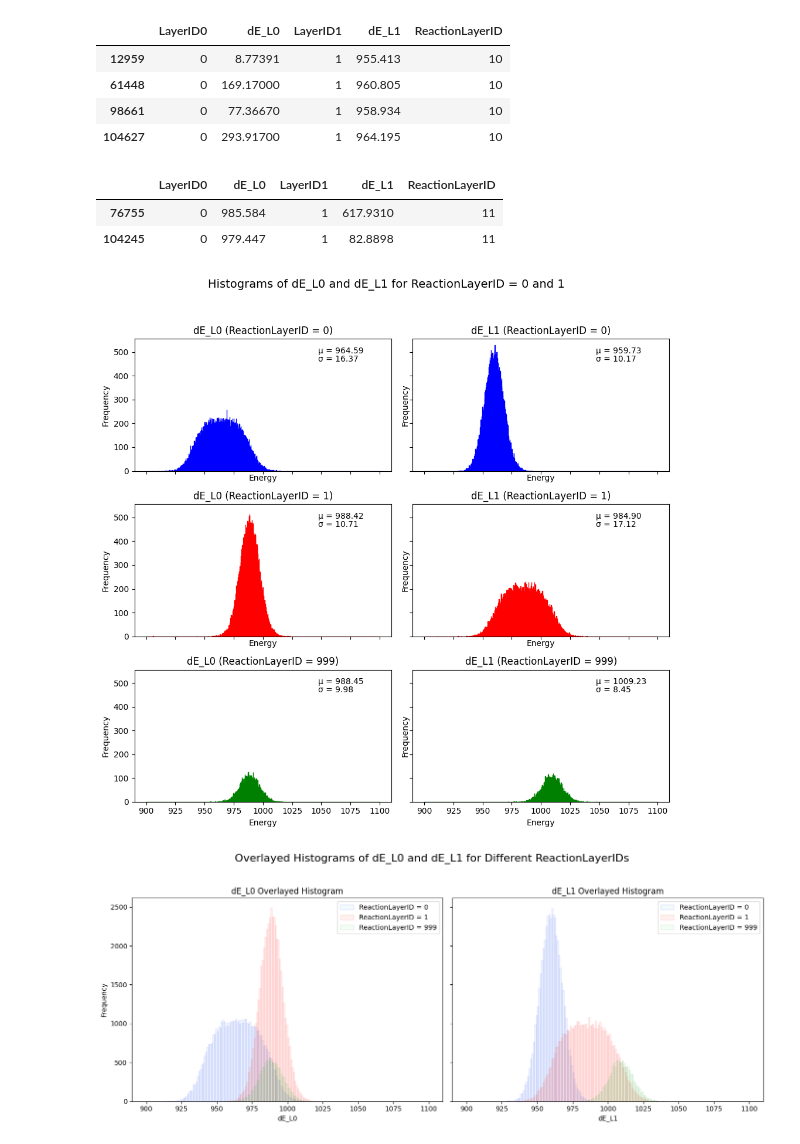
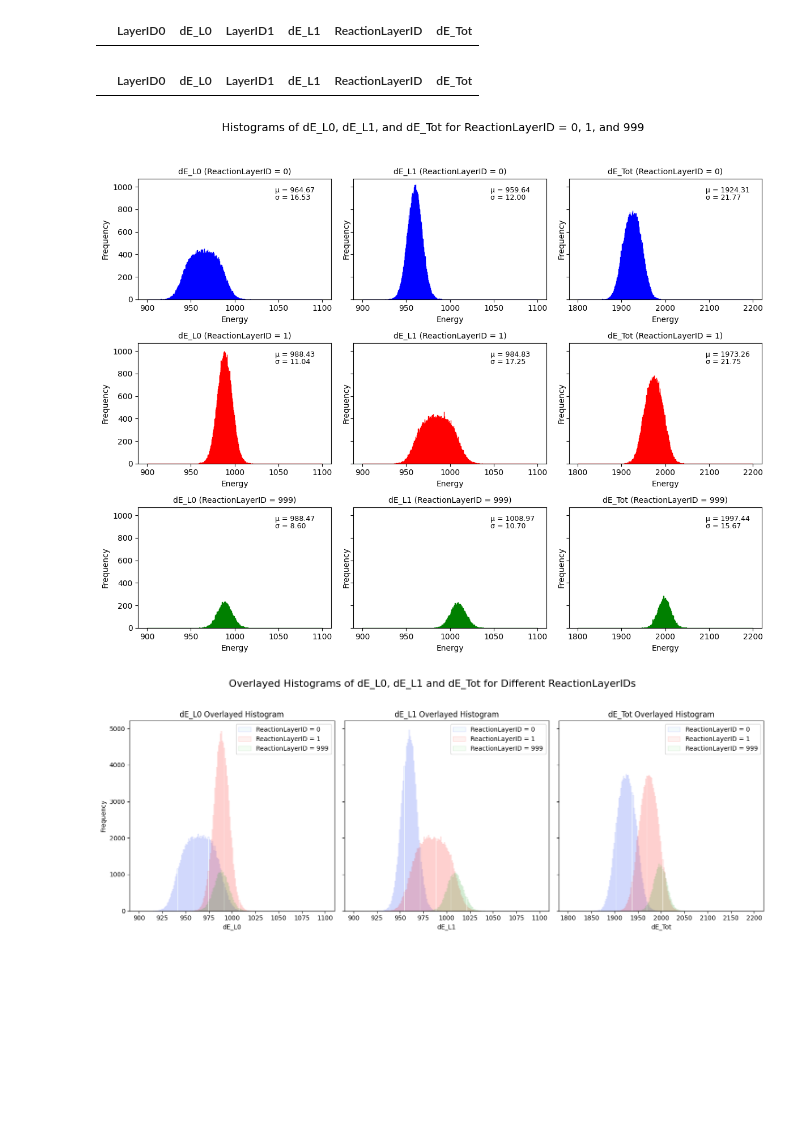
Before and after one commit to ddas-gsi/lisa_reactionLayer_detection_ML, a Jupyter notebook: analyzer.ipynb, the cells around one changed output. Drawn from its saved outputs; the diff is of its cells as text; code cells hidden in the pictures; blank space fills up the shorter version.

```diff
--- a/analyzer.ipynb
+++ b/analyzer.ipynb
@@ -3,10 +3,16 @@ import pandas as pd
 import numpy as np
 import matplotlib.pyplot as plt
 
-headers = ["LayerID0", "dE_L0", "LayerID1", "dE_L1", "ReactionLayerID"]
+# headers = ["LayerID0", "dE_L0", "LayerID1", "dE_L1", "ReactionLayerID"]
+# df = pd.read_csv("Pareeksha_sim.csv", header=None, names=headers)
 
-df = pd.read_csv("Pareeksha_sim.csv", header=None, names=headers)
+df = pd.read_csv("Pareeksha_data_2.csv")
 
 
-print(df.head())
+# df.head()
+
+df["dE_Tot"] = df["dE_L0"] + df["dE_L1"]
+# df["dE_Tot"].describe()
+
+df.head()
 # %% [output]
@@ -37,17 +41,11 @@ Name: count, dtype: int64
 # %%
 df.query("ReactionLayerID==10")
 # %% [output]
-|  | LayerID0 | dE_L0 | LayerID1 | dE_L1 | ReactionLayerID |
-| 12959 | 0 | 8.77391 | 1 | 955.413 | 10 |
-| 61448 | 0 | 169.17000 | 1 | 960.805 | 10 |
-| 98661 | 0 | 77.36670 | 1 | 958.934 | 10 |
-| 104627 | 0 | 293.91700 | 1 | 964.195 | 10 |
+|  | LayerID0 | dE_L0 | LayerID1 | dE_L1 | ReactionLayerID | dE_Tot |
 # %%
 df.query("ReactionLayerID==11")
 # %% [output]
-|  | LayerID0 | dE_L0 | LayerID1 | dE_L1 | ReactionLayerID |
-| 76755 | 0 | 985.584 | 1 | 617.9310 | 11 |
-| 104245 | 0 | 979.447 | 1 | 82.8898 | 11 |
+|  | LayerID0 | dE_L0 | LayerID1 | dE_L1 | ReactionLayerID | dE_Tot |
 # %%
 import matplotlib.pyplot as plt
 from mpl_toolkits.axes_grid1.inset_locator import inset_axes
@@ -59,44 +57,52 @@ warnings.filterwarnings("ignore", category=DeprecationWarning)
 df0 = df.query("ReactionLayerID == 0")
 df1 = df.query("ReactionLayerID == 1")
 df999 = df.query("ReactionLayerID == 999")
 
-# Create 2x2 grid
-fig, axs = plt.subplots(3, 2, figsize=(10, 10), sharex=True, sharey=True)
-fig.suptitle("Histograms of dE_L0 and dE_L1 for ReactionLayerID = 0 and 1", fontsize=14)
+# Create 3 rows, 3 columns grid
+fig, axs = plt.subplots(3, 3, figsize=(12, 10), sharex=False, sharey=True)
+fig.suptitle("Histograms of dE_L0, dE_L1, and dE_Tot for ReactionLayerID = 0, 1, and 999", fontsize=14)
 
 # Data for each plot
 plot_data = [
     (axs[0, 0], df0["dE_L0"], "dE_L0 (ReactionLayerID = 0)", 'skyblue', 'blue'),
     (axs[0, 1], df0["dE_L1"], "dE_L1 (ReactionLayerID = 0)", 'skyblue', 'blue'),
+    (axs[0, 2], df0["dE_Tot"], "dE_Tot (ReactionLayerID = 0)", 'skyblue', 'blue'),
     (axs[1, 0], df1["dE_L0"], "dE_L0 (ReactionLayerID = 1)", 'salmon', 'red'),
     (axs[1, 1], df1["dE_L1"], "dE_L1 (ReactionLayerID = 1)", 'salmon', 'red'),
+    (axs[1, 2], df1["dE_Tot"], "dE_Tot (ReactionLayerID = 1)", 'salmon', 'red'),
     (axs[2, 0], df999["dE_L0"], "dE_L0 (ReactionLayerID = 999)", 'lightgreen', 'green'),
-    (axs[2, 1], df999["dE_L1"], "dE_L1 (ReactionLayerID = 999)", 'lightgreen', 'green')
-    # Add more data as needed
+    (axs[2, 1], df999["dE_L1"], "dE_L1 (ReactionLayerID = 999)", 'lightgreen', 'green'),
+    (axs[2, 2], df999["dE_Tot"], "dE_Tot (ReactionLayerID = 999)", 'lightgreen', 'green')
 ]
 
 # Loop through subplots
 for ax, data, title, color, edge in plot_data:
-    ax.hist(data, bins=1000, range=(900, 1100), color=color, edgecolor=edge)
-    ax.set_title(title)
+    # Select histogram range based on the variable
+    if "dE_Tot" in title:
+        hist_range = (1800, 2200)
+    else:
+        hist_range = (900, 1100)
+
+    ax.hist(data, bins=1000, range=hist_range, color=color, edgecolor=edge)
+    ax.set_title(title, fontsize=10)
     ax.set_ylabel("Frequency")
     ax.set_xlabel("Energy")
 
     # Compute stats
     mean = data.mean()
     std = data.std()
 
-    # Create inset
+    # Create inset with stats
     inset = inset_axes(ax, width="30%", height="20%", loc="upper right")
     inset.axis('off')
-    inset.text(0.1, 0.6, f"μ = {mean:.2f}", fontsize=10)
-    inset.text(0.1, 0.3, f"σ = {std:.2f}", fontsize=10)
+    inset.text(0.1, 0.6, f"μ = {mean:.2f}", fontsize=9)
+    inset.text(0.1, 0.3, f"σ = {std:.2f}", fontsize=9)
 
 # Adjust layout
 plt.tight_layout(rect=[0, 0.03, 1, 0.95])
 plt.show()
 # %% [output]
-[figure, old version]
+[figure, new version]
 # %%
 import matplotlib.pyplot as plt
 
@@ -105,9 +111,9 @@ df0 = df.query("ReactionLayerID == 0")
 df1 = df.query("ReactionLayerID == 1")
 df999 = df.query("ReactionLayerID == 999")
 
-# Set up figure with 1 row, 2 columns
-fig, axs = plt.subplots(1, 2, figsize=(14, 6), sharey=True)
-fig.suptitle("Overlayed Histograms of dE_L0 and dE_L1 for Different ReactionLayerIDs", fontsize=16)
+# Set up figure with 1 row, 3 columns
+fig, axs = plt.subplots(1, 3, figsize=(15, 6), sharey=True)
+fig.suptitle("Overlayed Histograms of dE_L0, dE_L1 and dE_Tot for Different ReactionLayerIDs", fontsize=16)
 
 # First subplot: dE_L0
 axs[0].hist(df0["dE_L0"], bins=200, range=(900, 1100),
@@ -138,8 +144,20 @@ axs[1].set_xlabel("dE_L1")
 axs[1].set_title("dE_L1 Overlayed Histogram")
 axs[1].legend()
 
+# Third subplot: dE_Tot
+axs[2].hist(df0["dE_Tot"], bins=200, range=(1800, 2200),
+            color='skyblue', edgecolor='blue', alpha=0.1, label='ReactionLayerID = 0')
+axs[2].hist(df1["dE_Tot"], bins=200, range=(1800, 2200),
+            color='salmon', edgecolor='red', alpha=0.1, label='ReactionLayerID = 1')
+axs[2].hist(df999["dE_Tot"], bins=200, range=(1800, 2200),
+            color='lightgreen', edgecolor='green', alpha=0.1, label='ReactionLayerID = 999')
+
+axs[2].set_xlabel("dE_Tot")
+axs[2].set_title("dE_Tot Overlayed Histogram")
+axs[2].legend()
+
 # Adjust layout
 plt.tight_layout(rect=[0, 0.03, 1, 0.95])
 plt.show()
 # %% [output]
-[figure, old version]
+[figure, new version]
```
Also changed, not shown: parts of 13 cells of this notebook, 15 other files.
